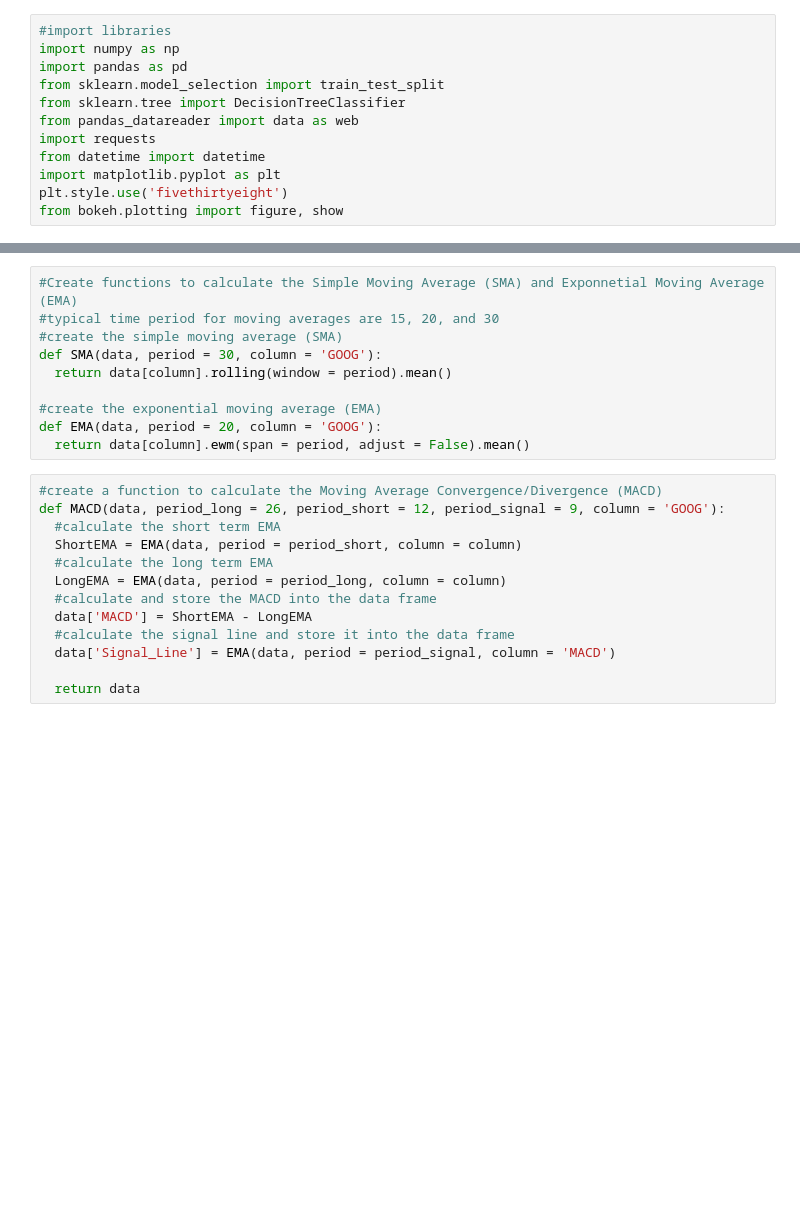
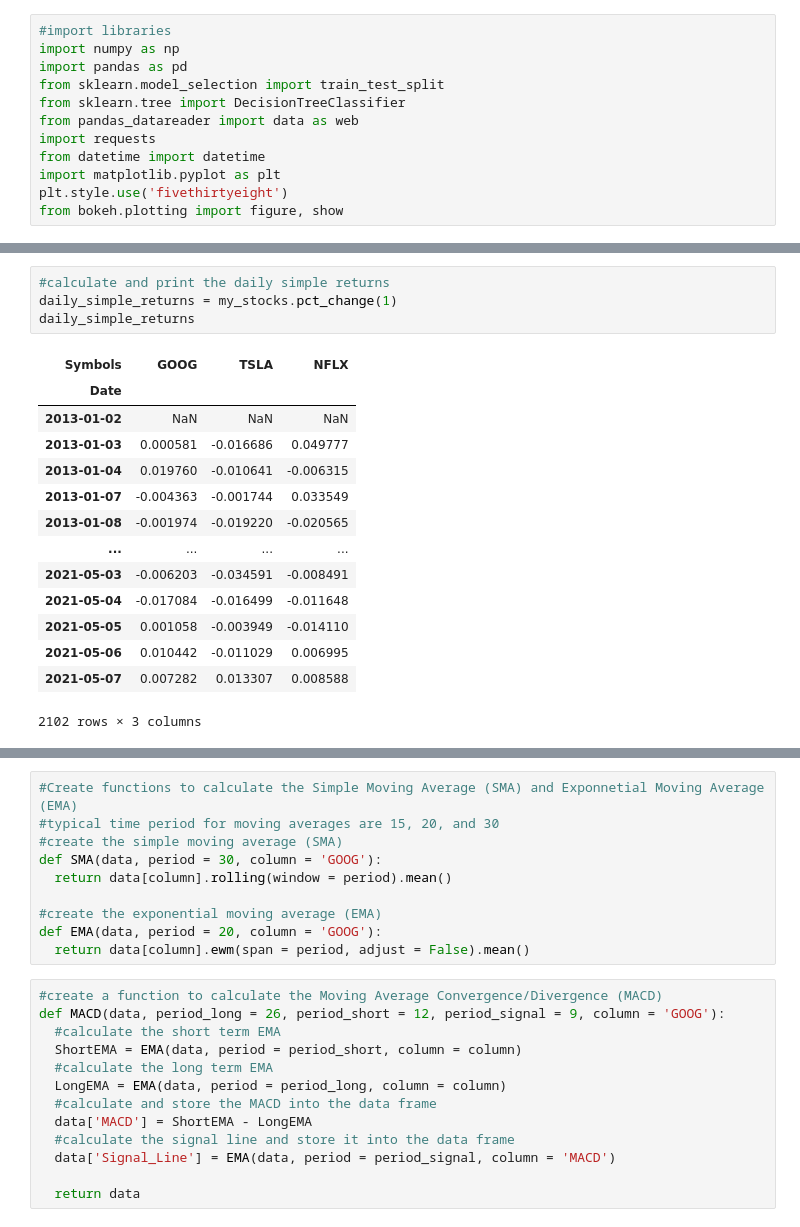
Before and after one commit to manishmawatwal/DataScience, a Jupyter notebook: StockMovementClassifier.ipynb, the cells around one changed output, grey strips where cells are left out. Drawn from its saved outputs; the diff is of its cells as text; blank space fills up the shorter version.

```diff
--- a/StockMovementClassifier.ipynb
+++ b/StockMovementClassifier.ipynb
@@ -61,0 +76,19 @@ plt.show()
+# %%
+#calculate and print the daily simple returns
+daily_simple_returns = my_stocks.pct_change(1)
+daily_simple_returns
+# %% [output]
+| Symbols | GOOG | TSLA | NFLX |
+| Date |  |  |  |
+| 2013-01-02 | NaN | NaN | NaN |
+| 2013-01-03 | 0.000581 | -0.016686 | 0.049777 |
+| 2013-01-04 | 0.019760 | -0.010641 | -0.006315 |
+| 2013-01-07 | -0.004363 | -0.001744 | 0.033549 |
+| 2013-01-08 | -0.001974 | -0.019220 | -0.020565 |
+| ... | ... | ... | ... |
+| 2021-05-03 | -0.006203 | -0.034591 | -0.008491 |
+| 2021-05-04 | -0.017084 | -0.016499 | -0.011648 |
+| 2021-05-05 | 0.001058 | -0.003949 | -0.014110 |
+| 2021-05-06 | 0.010442 | -0.011029 | 0.006995 |
+| 2021-05-07 | 0.007282 | 0.013307 | 0.008588 |
+2102 rows × 3 columns
```
Also changed, not shown: parts of 19 cells of this notebook.
